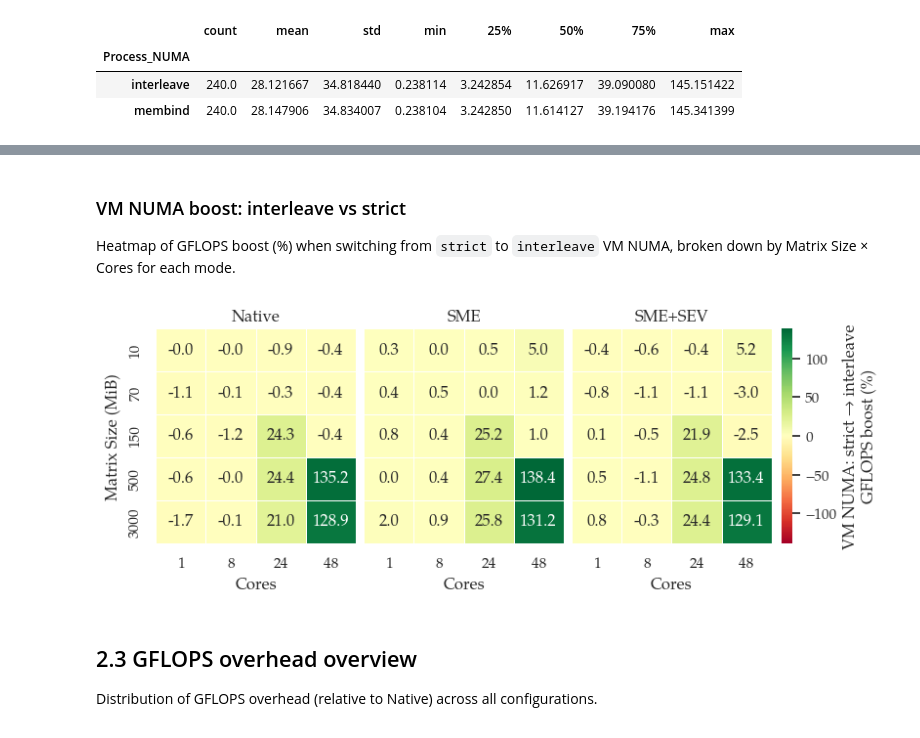
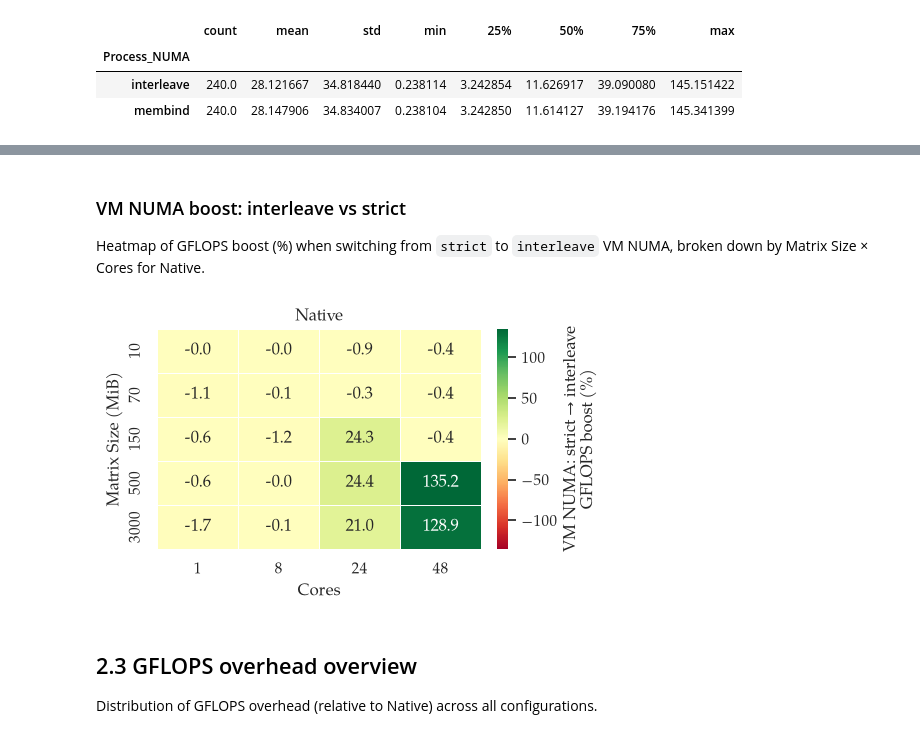
Before and after one commit to engelsm/AMD-CC-Perf, a Jupyter notebook: benchmark/spmv/spmv_analysis.ipynb, the cells around one changed output, grey strips where cells are left out. Saved outputs shown, nothing was run; the diff lists cells and outputs as text; code cells hidden in the pictures.

Commit message:
fix minor error and improve some plots

```diff
--- a/benchmark/spmv/spmv_analysis.ipynb
+++ b/benchmark/spmv/spmv_analysis.ipynb
@@ -745,72 +749,62 @@ Process_NUMA     Mode   MB  Randomness  Cores     VM_NUMA  interleave  \
 ### VM NUMA boost: interleave vs strict
 
 Heatmap of GFLOPS boost (%) when switching from `strict` to `interleave` VM NUMA,
-broken down by Matrix Size × Cores for each mode.
+broken down by Matrix Size × Cores for Native.
 # %%
-# VM_NUMA boost: interleave vs strict
+# VM_NUMA boost: interleave vs strict (Native only)
 heat_df = (
 	df.pivot_table(
 		index=["Mode", "MB", "Cores", "Randomness", "Process_NUMA"],
 		columns="VM_NUMA",
 		values="SpMV_GFLOPS",
 		aggfunc="mean"
 	)
 	.dropna(subset=["interleave", "strict"])
 	.reset_index()
 )
 
 heat_df["Boost_pct"] = (heat_df["interleave"] - heat_df["strict"]) / heat_df["strict"] * 100
 
-# Per-mode cell values (MB, Cores, Mode)
+# Keep only Native mode
 mode_cell = (
 	heat_df.groupby(["MB", "Cores", "Mode"], as_index=False)["Boost_pct"]
 	.mean()
 )
-
-mode_order = ["Native", "SME", "SME+SEV"]
-modes = [m for m in mode_order if m in mode_cell["Mode"].unique()]
+mode_cell = mode_cell[mode_cell["Mode"] == "Native"].copy()
 
 vabs = mode_cell["Boost_pct"].abs().max()
-fig, axes = plt.subplots(1, len(modes), figsize=(8, 3), constrained_layout=True, sharey=True)
 
-if len(modes) == 1:
-	axes = [axes]
+fig, ax = plt.subplots(1, 1, figsize=(5, 3), constrained_layout=True, sharey=True)
 
-for i, mode in enumerate(modes):
-	p_mode = (
-		mode_cell[mode_cell["Mode"] == mode]
-		.pivot(index="MB", columns="Cores", values="Boost_pct")
-		.sort_index()
-	)
-	p_mode = p_mode.reindex(sorted(p_mode.columns), axis=1)
+p_mode = (
+	mode_cell.pivot(index="MB", columns="Cores", values="Boost_pct")
+	.sort_index()
+)
+p_mode = p_mode.reindex(sorted(p_mode.columns), axis=1)
 
-	sns.heatmap(
-		p_mode,
-		ax=axes[i],
-		cmap="RdYlGn",
-		center=0,
-		vmin=-vabs,
-		vmax=vabs,
-		annot=True,
-		fmt=".1f",
-		linewidths=0.4,
-		linecolor="white",
-		cbar=(i == len(modes) - 1),
-		cbar_kws={"label": "VM NUMA: strict → interleave\nGFLOPS boost (%)"} if i == len(modes) - 1 else None
-	)
+sns.heatmap(
+	p_mode,
+	ax=ax,
+	cmap="RdYlGn",
+	center=0,
+	vmin=-vabs,
+	vmax=vabs,
+	annot=True,
+	fmt=".1f",
+	linewidths=0.4,
+	linecolor="white",
+	cbar=True,
+	cbar_kws={"label": "VM NUMA: strict → interleave\nGFLOPS boost (%)"}
+)
 
-	axes[i].set_title(mode)
-	axes[i].set_xlabel("Cores")
-	if i == 0:
-		axes[i].set_ylabel("Matrix Size (MiB)")
-	else:
-		axes[i].set_ylabel("")
-		axes[i].tick_params(axis="y", left=False, labelleft=False)
+ax.set_title("Native")
+ax.set_xlabel("Cores")
+ax.set_ylabel("Matrix Size (MiB)")
 
-fig.savefig("images/vm_numa_boost_heatmap_by_mode.pdf", bbox_inches="tight")
+fig.savefig("images/vm_numa_boost_heatmap_native_only.pdf", bbox_inches="tight")
 plt.show()
 # %% [output]
-[figure, old version]
+[figure, new version]
 # %% [markdown]
 ## 2.3 GFLOPS overhead overview
 
```
Also changed, not shown: parts of 13 cells of this notebook, 3 other files.
